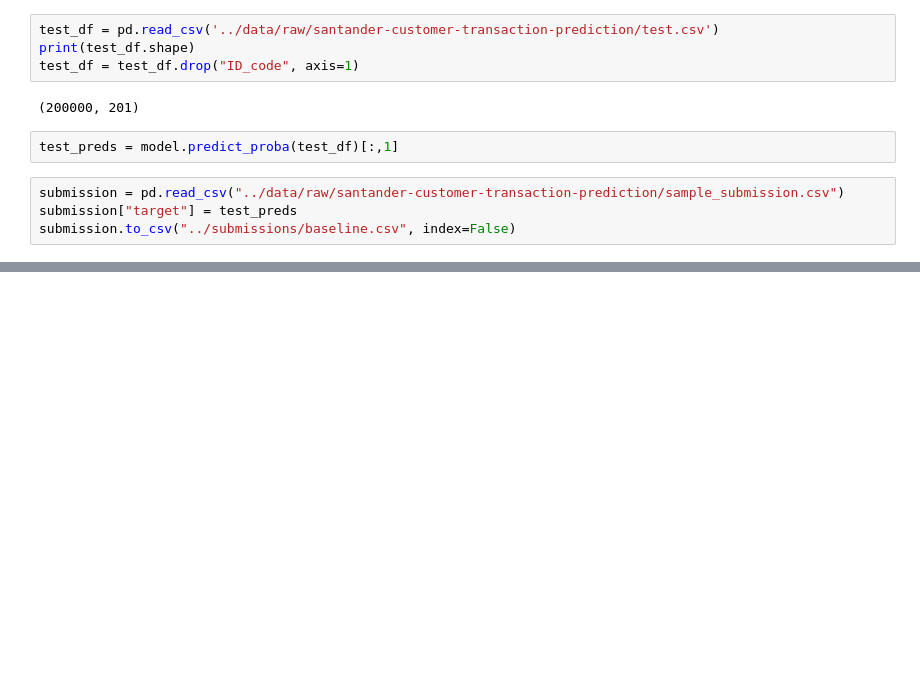
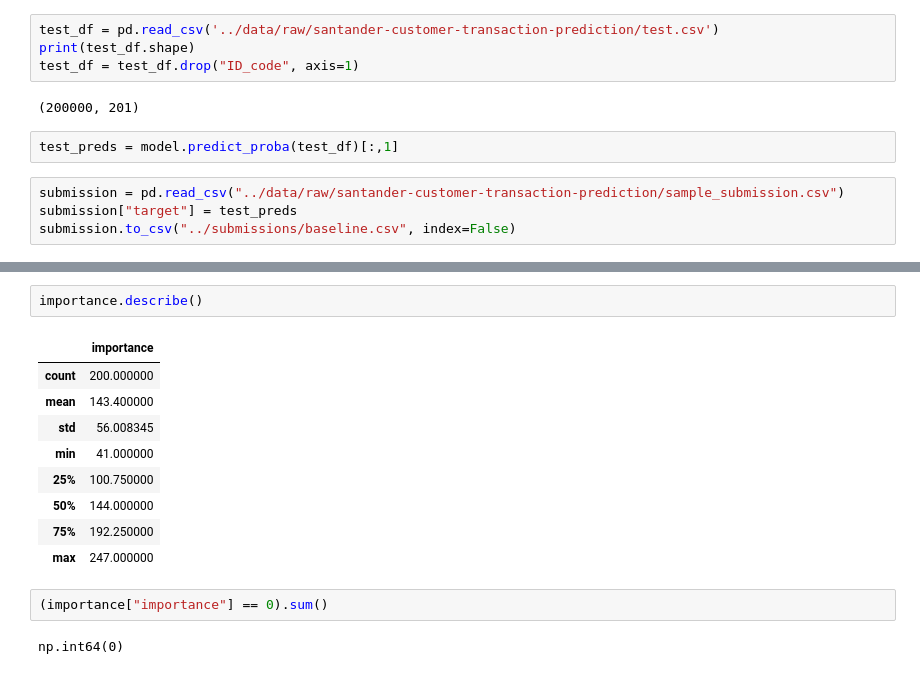
Before and after one commit to KINGAPJ/santander-kaggle-competition, a Jupyter notebook: notebooks/01_baseline.ipynb, the cells around one changed output, grey strips where cells are left out. Cells and saved outputs as stored; diff of their text form; blank space fills up the shorter version.

```diff
--- a/notebooks/01_baseline.ipynb
+++ b/notebooks/01_baseline.ipynb
@@ -82,0 +111,16 @@ submission.to_csv("../submissions/baseline.csv", index=False)
+# %%
+importance.describe()
+# %% [output]
+|  | importance |
+| count | 200.000000 |
+| mean | 143.400000 |
+| std | 56.008345 |
+| min | 41.000000 |
+| 25% | 100.750000 |
+| 50% | 144.000000 |
+| 75% | 192.250000 |
+| max | 247.000000 |
+# %%
+(importance["importance"] == 0).sum()
+# %% [output]
+np.int64(0)
```
Also changed, not shown: parts of 2 cells of this notebook.
